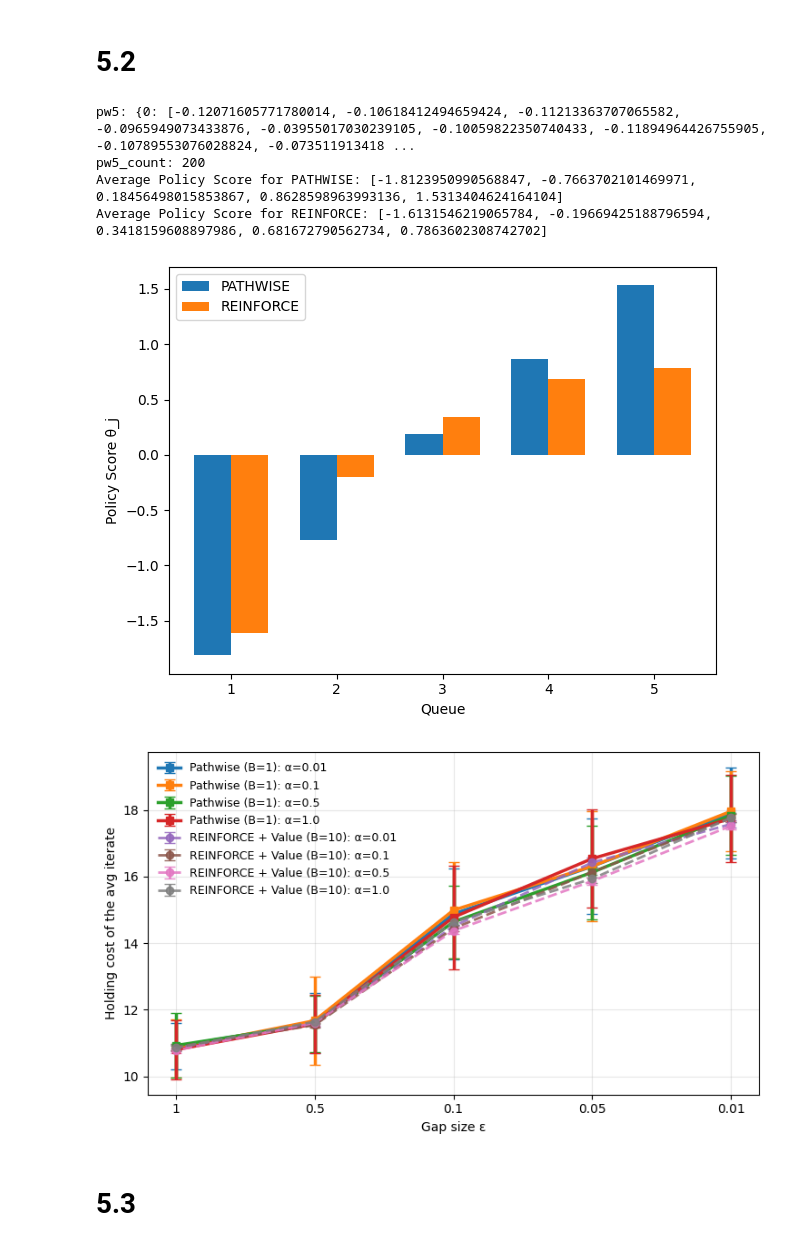
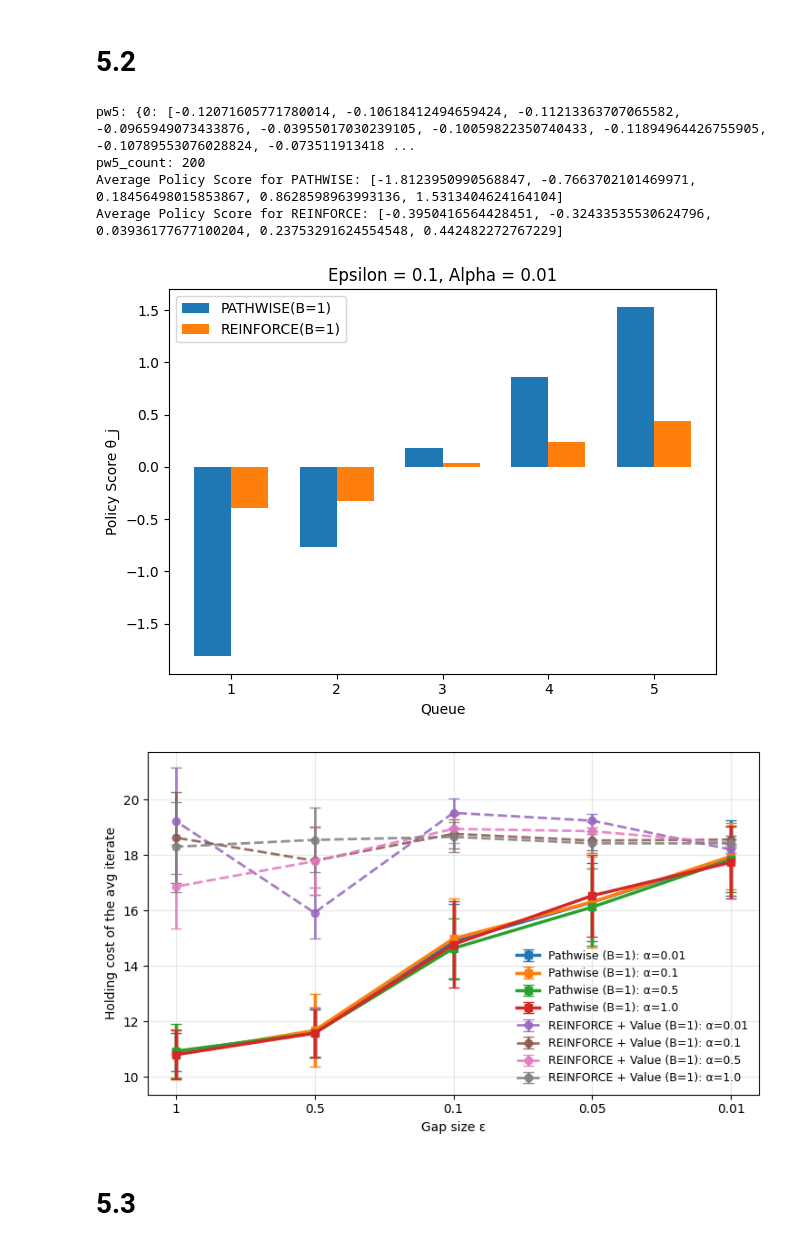
Before and after one commit to ThomasMoulin-hub/QueueTorchReviews, a Jupyter notebook: notebooks/reproducing_figs.ipynb, the cells around one changed output. Saved outputs shown, nothing was run; the diff lists cells and outputs as text; code cells hidden in the pictures.

```diff
--- a/notebooks/reproducing_figs.ipynb
+++ b/notebooks/reproducing_figs.ipynb
@@ -76,10 +76,10 @@ from collections import defaultdict
 # Section 5.2
 ## Fig 9.1
 
-with open("/user/xz3355/QueueTorchReviews/cmu/pathwise_wc_cmu_multiclass5.json", "r") as f:
+with open("/user/xz3355/QueueTorchReviews/cmu/pathwise_wc_cmu_multiclass5_all_eps.json", "r") as f:
     pw5 = json.load(f)
 
-with open("/user/xz3355/QueueTorchReviews/cmu/wc_reinforce_baseline_cmu_multiclass5.json", "r") as f:
+with open("/user/xz3355/QueueTorchReviews/cmu/wc_reinforce_baseline_cmu_B1_multiclass5_all_eps.json", "r") as f:
     rf5 = json.load(f)
 
 alphas = ["0.01", "0.1", "0.5", "1.0"]
@@ -116,9 +116,10 @@ print(f"Average Policy Score for REINFORCE: {rf5_avg_results}")
 x = np.arange(n)
 width = 0.35
 
-plt.bar(x - width/2, pw5_avg_results, width, label='PATHWISE')
-plt.bar(x + width/2, rf5_avg_results, width, label='REINFORCE')
+plt.bar(x - width/2, pw5_avg_results, width, label='PATHWISE(B=1)')
+plt.bar(x + width/2, rf5_avg_results, width, label='REINFORCE(B=1)')
 
+plt.title("Epsilon = 0.1, Alpha = 0.01")
 plt.xticks(x, ['1', '2', '3', '4', '5'])
 plt.xlabel('Queue')
 plt.ylabel('Policy Score θ_j')
@@ -131,8 +132,8 @@ plt.show()
 pw5: {0: [-0.12071605771780014, -0.10618412494659424, -0.11213363707065582, -0.0965949073433876, -0.03955017030239105, -0.10059822350740433, -0.11894964426755905, -0.10789553076028824, -0.073511913418 ...
 pw5_count: 200
 Average Policy Score for PATHWISE: [-1.8123950990568847, -0.7663702101469971, 0.18456498015853867, 0.8628598963993136, 1.5313404624164104]
-Average Policy Score for REINFORCE: [-1.6131546219065784, -0.19669425188796594, 0.3418159608897986, 0.681672790562734, 0.7863602308742702]
+Average Policy Score for REINFORCE: [-0.3950416564428451, -0.32433535530624796, 0.03936177677100204, 0.23753291624554548, 0.442482272767229]
-[figure, old version]
+[figure, new version]
 # %%
 ## Fig9.2
 alphas = [0.01, 0.1, 0.5, 1.0]
@@ -143,7 +144,7 @@ with open("/user/xz3355/QueueTorchReviews/cmu/pathwise_wc_cmu1_multiclass10.json
     pw10 = json.load(f)
 
 # with open("/user/xz3355/queue-learning/cmu/wc_reinforce_baseline_cmu_multiclass.json", "r") as f:
-with open("/user/xz3355/QueueTorchReviews/cmu/wc_reinforce_baseline_cmu1_multiclass10.json", "r") as f:
+with open("/user/xz3355/QueueTorchReviews/cmu/wc_reinforce_baseline_cmu_B1_multiclass10.json", "r") as f:
     rf10 = json.load(f)
 
 pw10_results = []
@@ -172,7 +173,7 @@ fig, ax = plt.subplots(figsize=(7.5, 4.5))
 x = list(range(len(gaps)))
 gaps = sorted(gaps, reverse=False)
 
-# ===== 1. Pathwise：每个 alpha 一条线 =====
+# ===== 1. Pathwise =====
 pw_by_alpha = defaultdict(list)
 for r in pw10_results:
     pw_by_alpha[r['alpha']].append(r)
@@ -193,41 +194,41 @@ for alpha, records in pw_by_alpha.items():
         label=f"Pathwise (B=1): α={alpha}"
     )
 
-# ===== 2. REINFORCE：每个 alpha 一条线 =====
+# ===== 2. REINFORCE =====
 rf_by_alpha = defaultdict(list)
 for r in rf10_results:
     rf_by_alpha[r['alpha']].append(r)
 
 for alpha, records in rf_by_alpha.items():
     records = sorted(records, key=lambda x: x['gap'], reverse=False)
 
     # gaps  = [r['gap'] for r in records]
     means = [r['avg_cost'] for r in records]
     stds  = [r['cost_std'] for r in records]
 
     ax.errorbar(
         x, means, yerr=stds,
         marker='o',
         linestyle='--',
         linewidth=2,
         capsize=4,
         alpha=0.85,
-        label=f"REINFORCE + Value (B=10): α={alpha}"
+        label=f"REINFORCE + Value (B=1): α={alpha}"
     )
 
-# ===== 3. 图像样式 =====
+# ===== 3. graph style =====
 ax.set_xticks(x)
 ax.set_xticklabels(gaps)
 ax.set_xlabel("Gap size ε")
 ax.set_ylabel("Holding cost of the avg iterate")
 ax.invert_xaxis()
 ax.grid(True, alpha=0.3)
 ax.legend(frameon=False, fontsize=9)
 plt.tight_layout()
 plt.show()
 # plt.savefig("/user/xz3355/QueueTorchReviews/cmu/Fig9_2.png")
 # %% [output]
-[figure, old version]
+[figure, new version]
 # %% [markdown]
 # 5.3
 # %%
```
Also changed, not shown: 10 other files.
